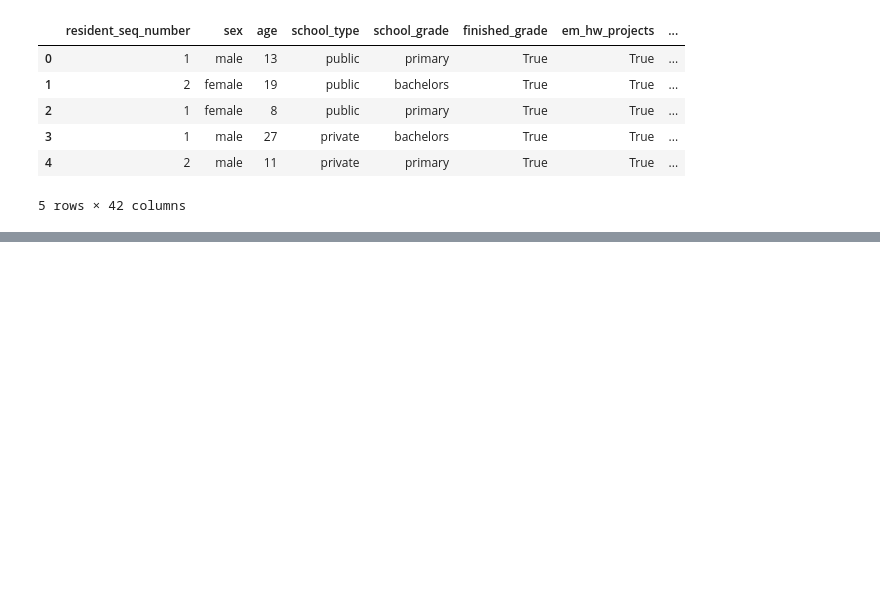
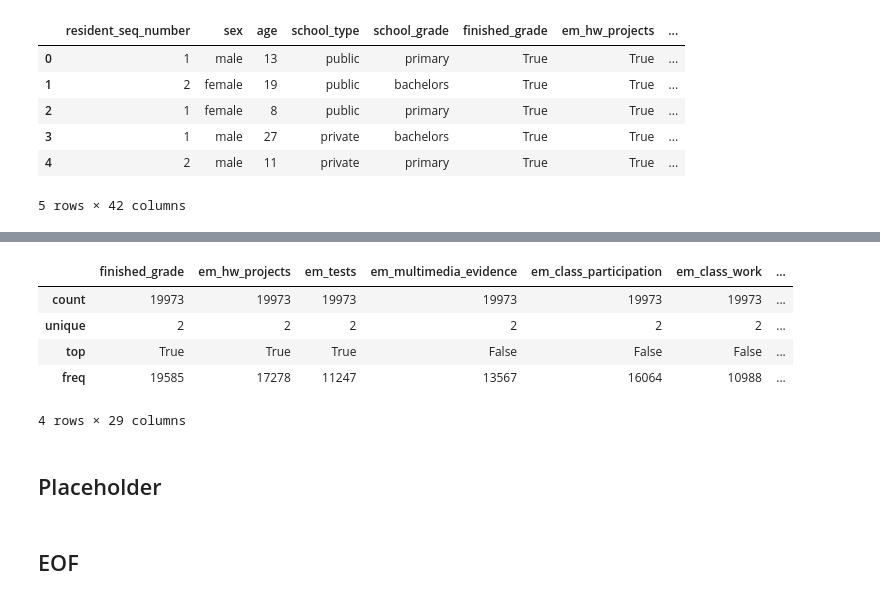
Before and after one commit to Maxkaizo/---_-ML-Zoomcamp-2024, a Jupyter notebook: eda.ipynb, the cells around one changed output, grey strips where cells are left out. Cells and saved outputs as stored; diff of their text form; code cells hidden in the pictures; blank space fills up the shorter version.

```diff
--- a/eda.ipynb
+++ b/eda.ipynb
@@ -128,0 +337,13 @@ plt.show()
+# %%
+df.describe(include=['bool'])
+# %% [output]
+|  | finished_grade | em_hw_projects | em_tests | em_multimedia_evidence | em_class_participation | em_class_work | ... |
+| count | 19973 | 19973 | 19973 | 19973 | 19973 | 19973 | ... |
+| unique | 2 | 2 | 2 | 2 | 2 | 2 | ... |
+| top | True | True | True | False | False | False | ... |
+| freq | 19585 | 17278 | 11247 | 13567 | 16064 | 10988 | ... |
+4 rows × 29 columns
+# %% [markdown]
+## Placeholder
+# %% [markdown]
+## EOF
```
Also changed, not shown: parts of 67 cells of this notebook, 3 other files.
